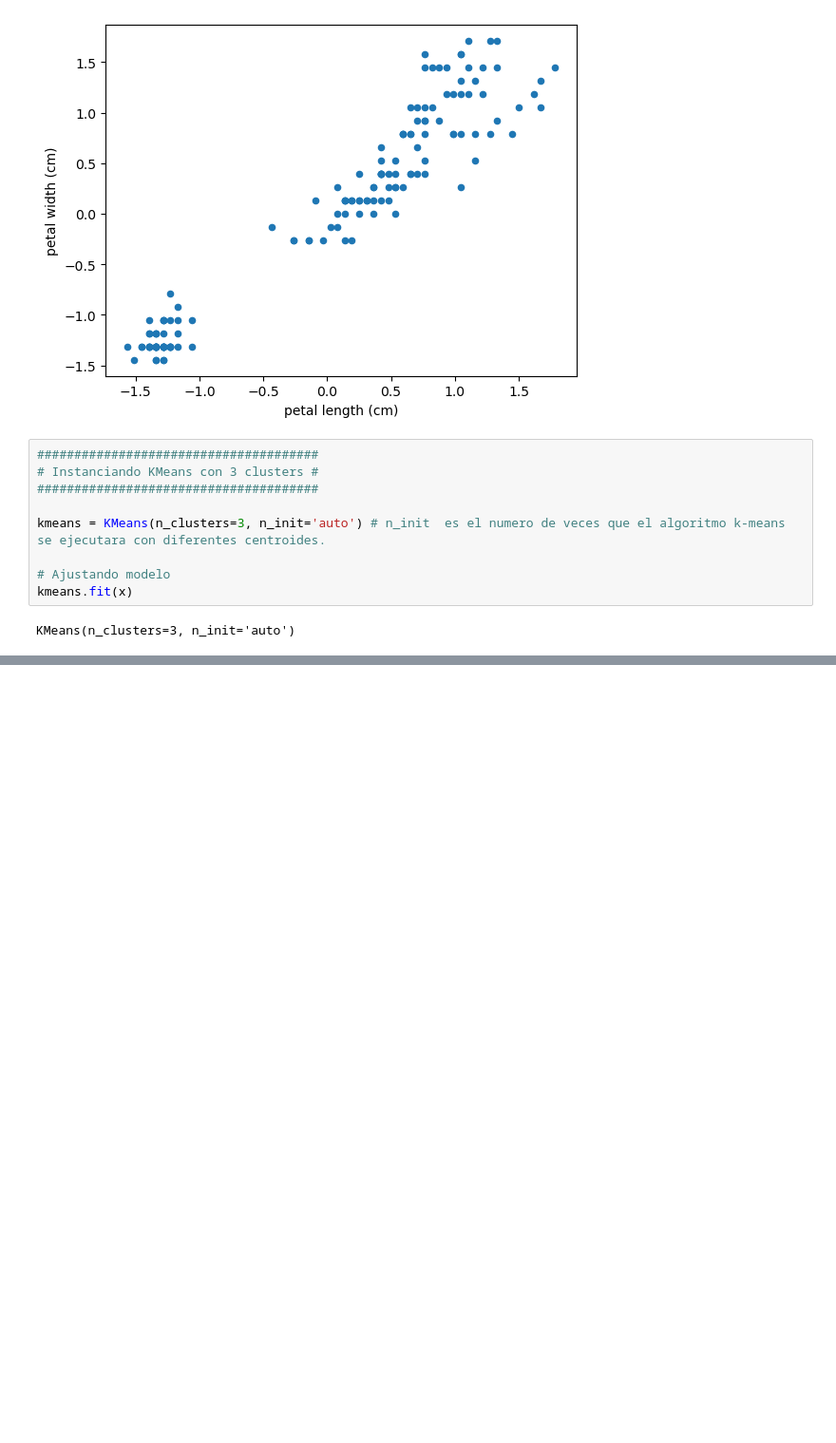
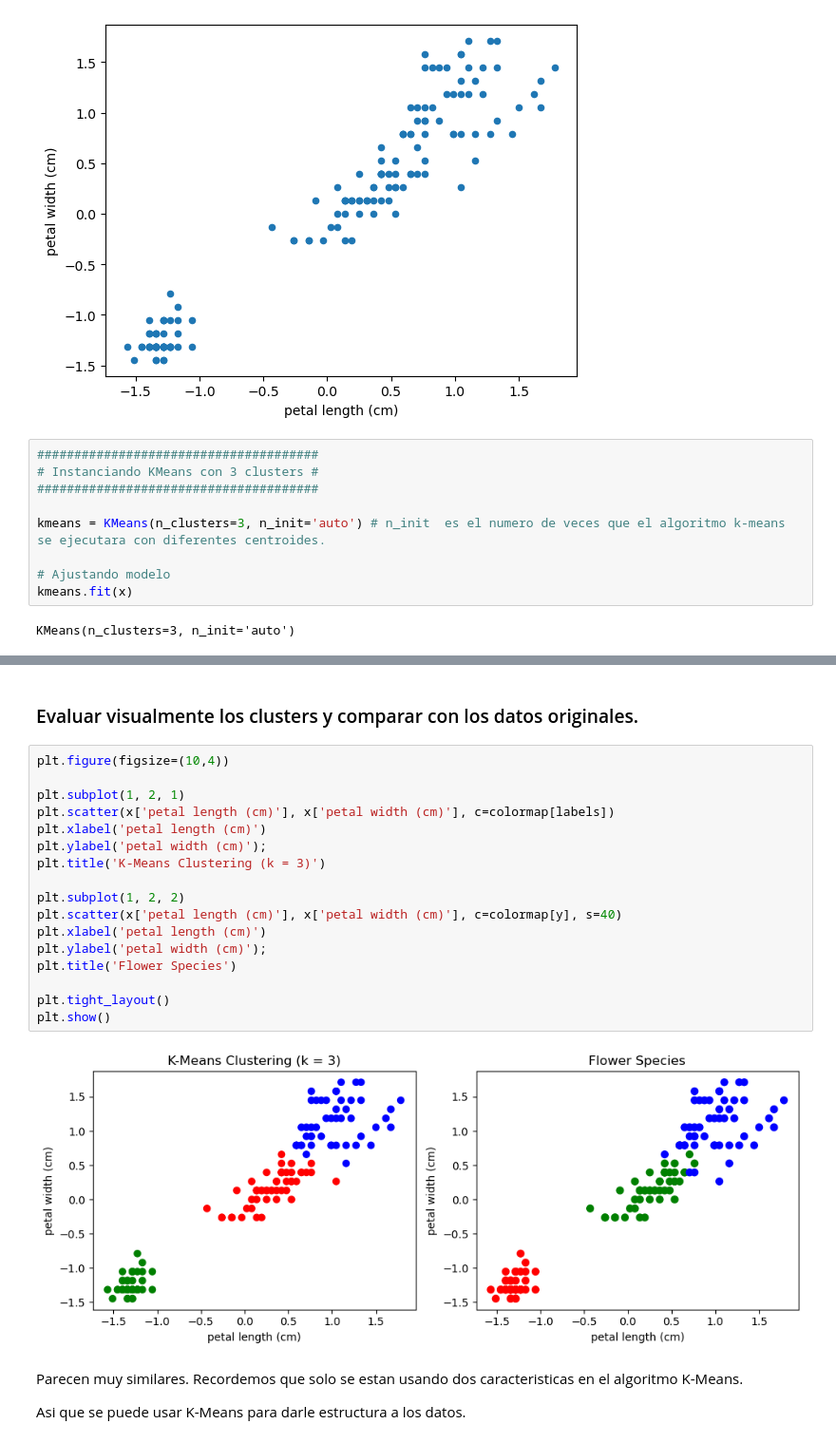
Before and after one commit to JeanGC970520/caipc, a Jupyter notebook: my_learning/cloustering/k_means.ipynb, the cells around one changed output, grey strips where cells are left out. Shown at 95% size. Drawn from its saved outputs; the diff is of its cells as text; blank space fills up the shorter version.

```diff
--- a/my_learning/cloustering/k_means.ipynb
+++ b/my_learning/cloustering/k_means.ipynb
@@ -89,0 +108,25 @@ centroids = kmeans.cluster_centers_
+# %% [markdown]
+### Evaluar visualmente los clusters y comparar con los datos originales.
+# %%
+plt.figure(figsize=(10,4))
+
+plt.subplot(1, 2, 1)
+plt.scatter(x['petal length (cm)'], x['petal width (cm)'], c=colormap[labels])
+plt.xlabel('petal length (cm)')
+plt.ylabel('petal width (cm)');
+plt.title('K-Means Clustering (k = 3)')
+
+plt.subplot(1, 2, 2)
+plt.scatter(x['petal length (cm)'], x['petal width (cm)'], c=colormap[y], s=40)
+plt.xlabel('petal length (cm)')
+plt.ylabel('petal width (cm)');
+plt.title('Flower Species')
+
+plt.tight_layout()
+plt.show()
+# %% [output]
+[figure, added]
+# %% [markdown]
+Parecen muy similares. Recordemos que solo se estan usando dos caracteristicas en el algoritmo K-Means.
+
+Asi que se puede usar K-Means para darle estructura a los datos.
```
Also changed, not shown: parts of 4 cells of this notebook.
